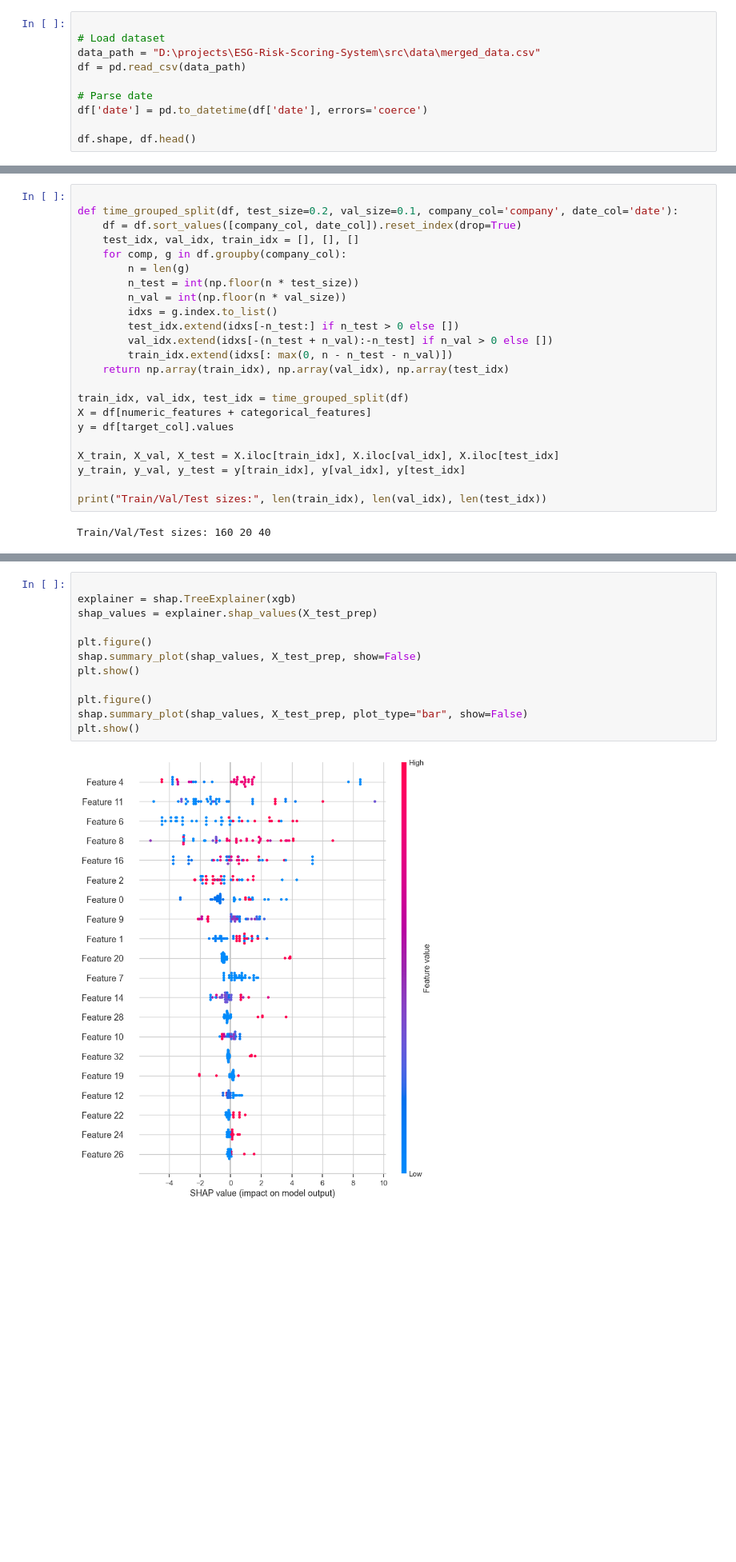
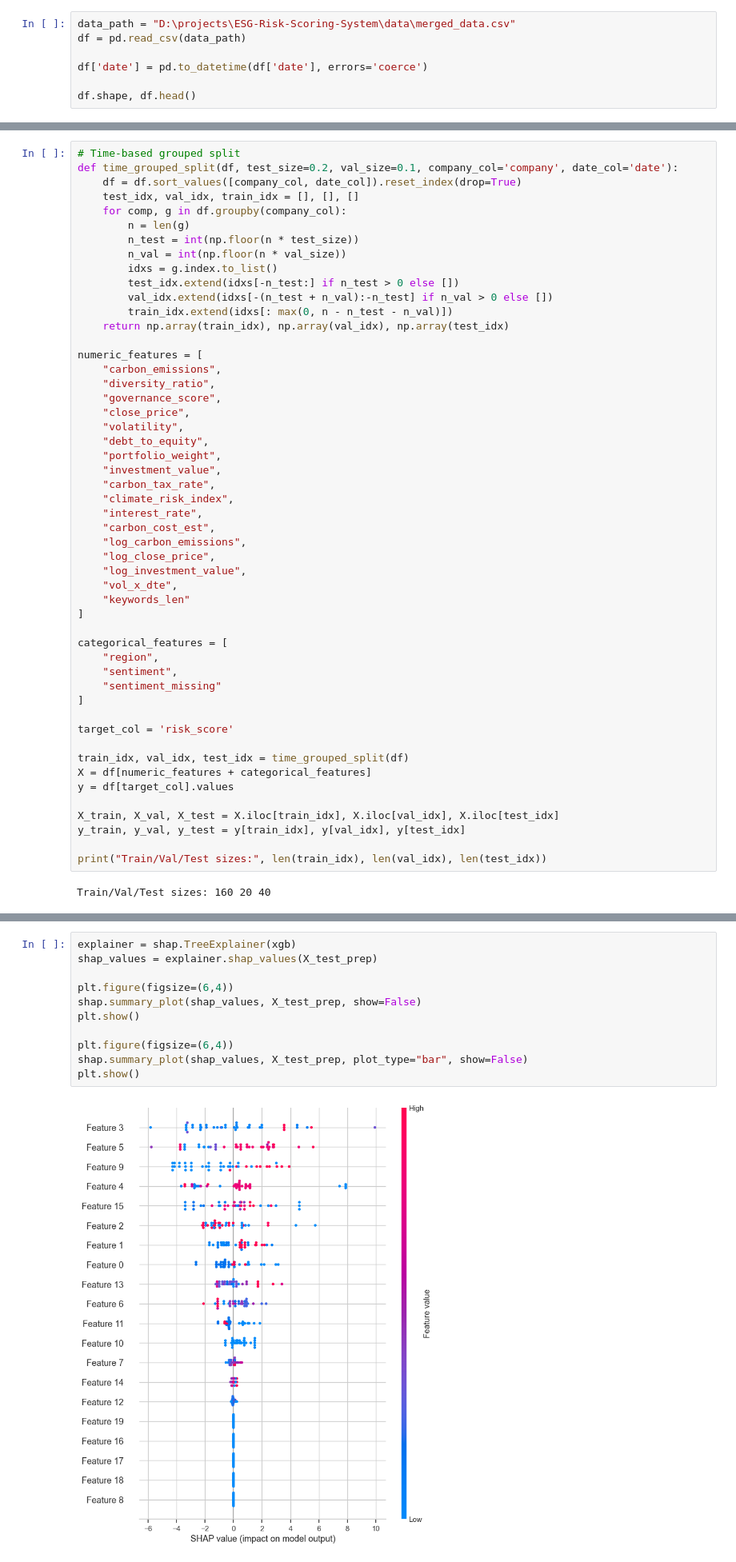
Before and after one commit to MusabUmama/ESG-Analytics, a Jupyter notebook: src/training_esg.ipynb, the cells around one changed output, grey strips where cells are left out. Shown at 80% size. Drawn from its saved outputs; the diff is of its cells as text; blank space fills up the shorter version.

```diff
--- a/src/training_esg.ipynb
+++ b/src/training_esg.ipynb
@@ -18,12 +17,9 @@ import shap
 
 sns.set(style="whitegrid", palette="muted", font_scale=1.1)
 # %%
-
-# Load dataset
-data_path = "D:\projects\ESG-Risk-Scoring-System\src\data\merged_data.csv"
+data_path = "D:\projects\ESG-Risk-Scoring-System\data\merged_data.csv"
 df = pd.read_csv(data_path)
 
-# Parse date
 df['date'] = pd.to_datetime(df['date'], errors='coerce')
 
 df.shape, df.head()
@@ -142,5 +102,5 @@ Categorical features: ['sector', 'region', 'company']
 # %%
-
+# Time-based grouped split
 def time_grouped_split(df, test_size=0.2, val_size=0.1, company_col='company', date_col='date'):
     df = df.sort_values([company_col, date_col]).reset_index(drop=True)
     test_idx, val_idx, train_idx = [], [], []
@@ -154,6 +114,34 @@ def time_grouped_split(df, test_size=0.2, val_size=0.1, company_col='company', d
         train_idx.extend(idxs[: max(0, n - n_test - n_val)])
     return np.array(train_idx), np.array(val_idx), np.array(test_idx)
 
+numeric_features = [
+    "carbon_emissions",
+    "diversity_ratio",
+    "governance_score",
+    "close_price",
+    "volatility",
+    "debt_to_equity",
+    "portfolio_weight",
+    "investment_value",
+    "carbon_tax_rate",
+    "climate_risk_index",
+    "interest_rate",
+    "carbon_cost_est",
+    "log_carbon_emissions",
+    "log_close_price",
+    "log_investment_value",
+    "vol_x_dte",
+    "keywords_len"
+]
+
+categorical_features = [
+    "region",
+    "sentiment",
+    "sentiment_missing"
+]
+
+target_col = 'risk_score'
+
 train_idx, val_idx, test_idx = time_grouped_split(df)
 X = df[numeric_features + categorical_features]
 y = df[target_col].values
@@ -274,14 +262,13 @@ joblib.dump(final_model, "D:\projects\ESG-Risk-Scoring-System\models\esg_risk_mo
 # %%
-
 explainer = shap.TreeExplainer(xgb)
 shap_values = explainer.shap_values(X_test_prep)
 
-plt.figure()
+plt.figure(figsize=(6,4))
 shap.summary_plot(shap_values, X_test_prep, show=False)
 plt.show()
 
-plt.figure()
+plt.figure(figsize=(6,4))
 shap.summary_plot(shap_values, X_test_prep, plot_type="bar", show=False)
 plt.show()
 # %% [output]
-[figure, old version]
+[figure, new version]
```
Also changed, not shown: parts of 12 cells of this notebook, 17 other files.
